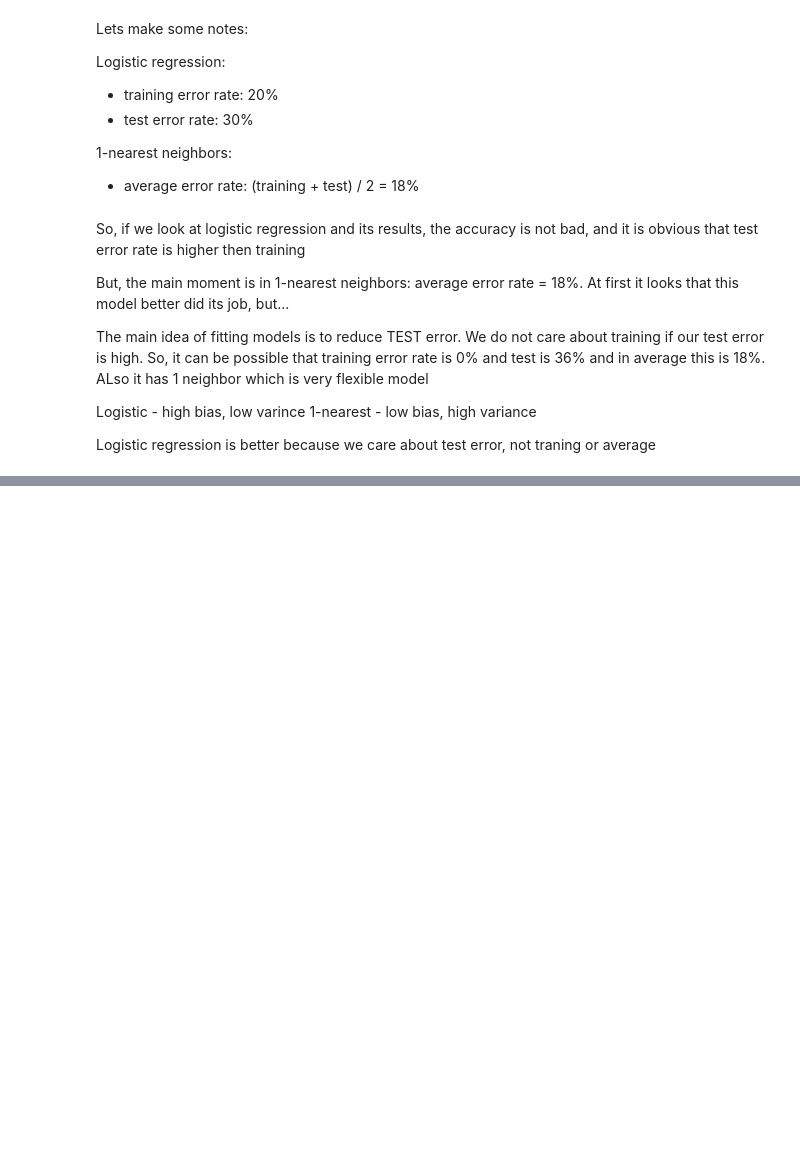
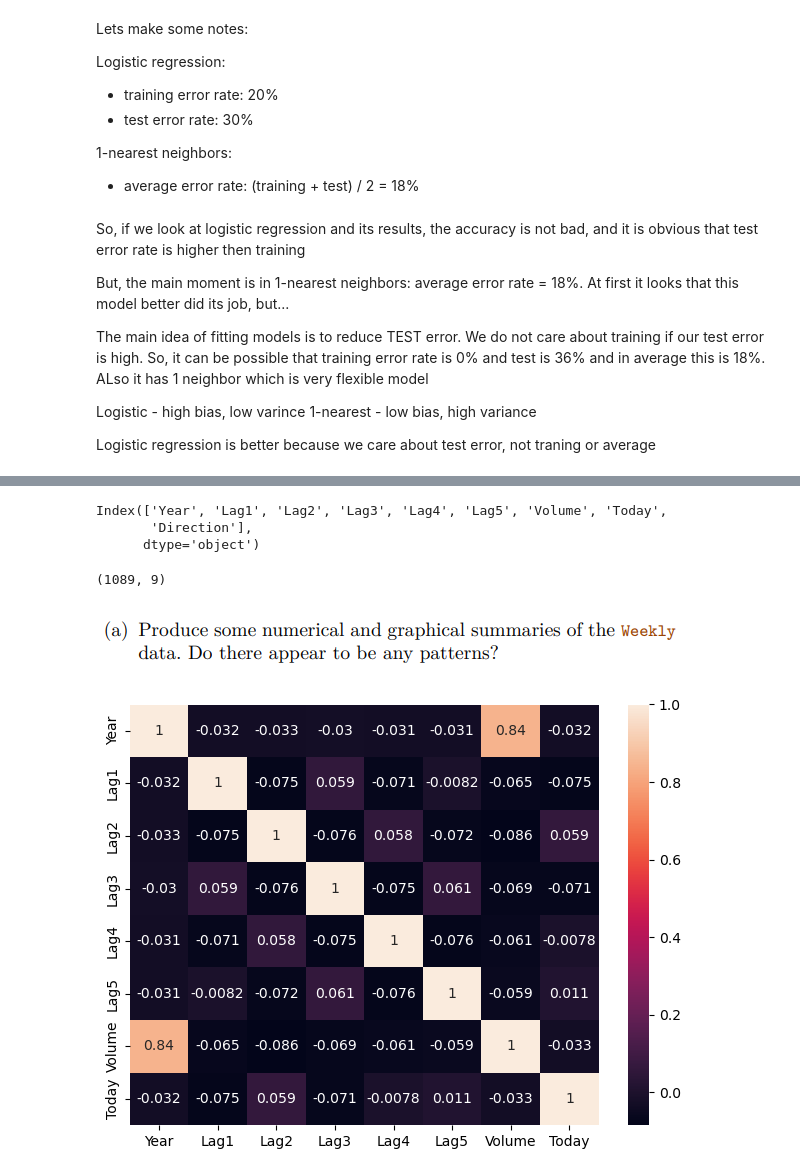
Before and after one commit to kolyakr/ISLP, a Jupyter notebook: 4_classification/exercises.ipynb, the cells around one changed output, grey strips where cells are left out. Cells and saved outputs as stored; diff of their text form; code cells hidden in the pictures; blank space fills up the shorter version.

```diff
--- a/4_classification/exercises.ipynb
+++ b/4_classification/exercises.ipynb
@@ -316,0 +359,3 @@ Logistic regression is better because we care about test error, not traning or a
+# %%
+weekly = load_data("Weekly")
+weekly.head()
@@ -316,0 +369,17 @@ Logistic regression is better because we care about test error, not traning or a
+# %%
+weekly.columns
+# %% [output]
+Index(['Year', 'Lag1', 'Lag2', 'Lag3', 'Lag4', 'Lag5', 'Volume', 'Today',
+       'Direction'],
+      dtype='object')
+# %%
+weekly.shape
+# %% [output]
+(1089, 9)
+# %% [markdown]
+![image.png](attachment:image.png)
+# %%
+sns.heatmap(data=weekly.drop(columns=["Direction"]).corr(), annot=True)
+plt.tight_layout()
+# %% [output]
+[figure, added]
```
Also changed, not shown: parts of 67 cells of this notebook.
